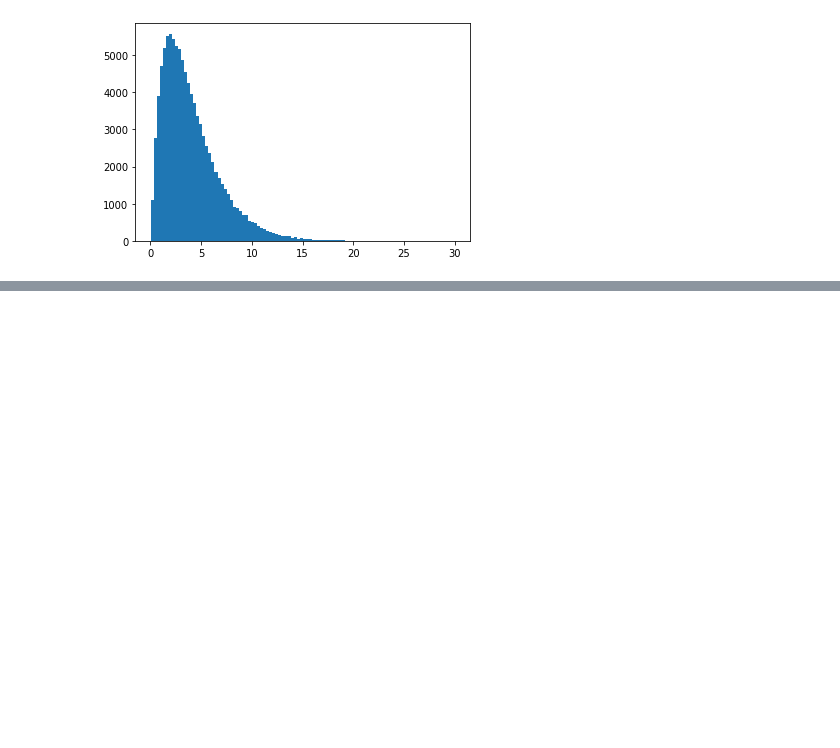
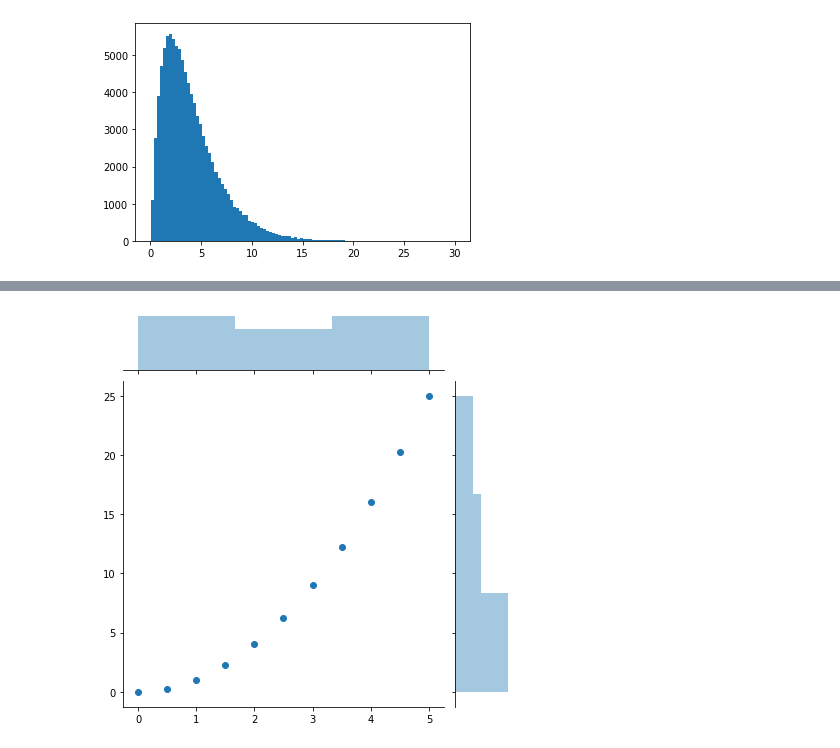
Before and after one commit to EnginKosure/Jupyter_nb, a Jupyter notebook: statistics/statistics_lab1.ipynb, the cells around one changed output, grey strips where cells are left out. Drawn from its saved outputs; the diff is of its cells as text; code cells hidden in the pictures; blank space fills up the shorter version.

```diff
--- a/statistics/statistics_lab1.ipynb
+++ b/statistics/statistics_lab1.ipynb
@@ -77,0 +110,4 @@ plt.hist(s,bins=100);#right skewed, saga carpik, positive skewed diye de gecer.
+# %%
+sns.jointplot(x,y, kind='scatter');#kind parametresi sayesinde bircok plot cesidini jointplot ile cizdirebiliriz.
+# %% [output]
+[figure, added]
```
Also changed, not shown: parts of 26 cells of this notebook.
